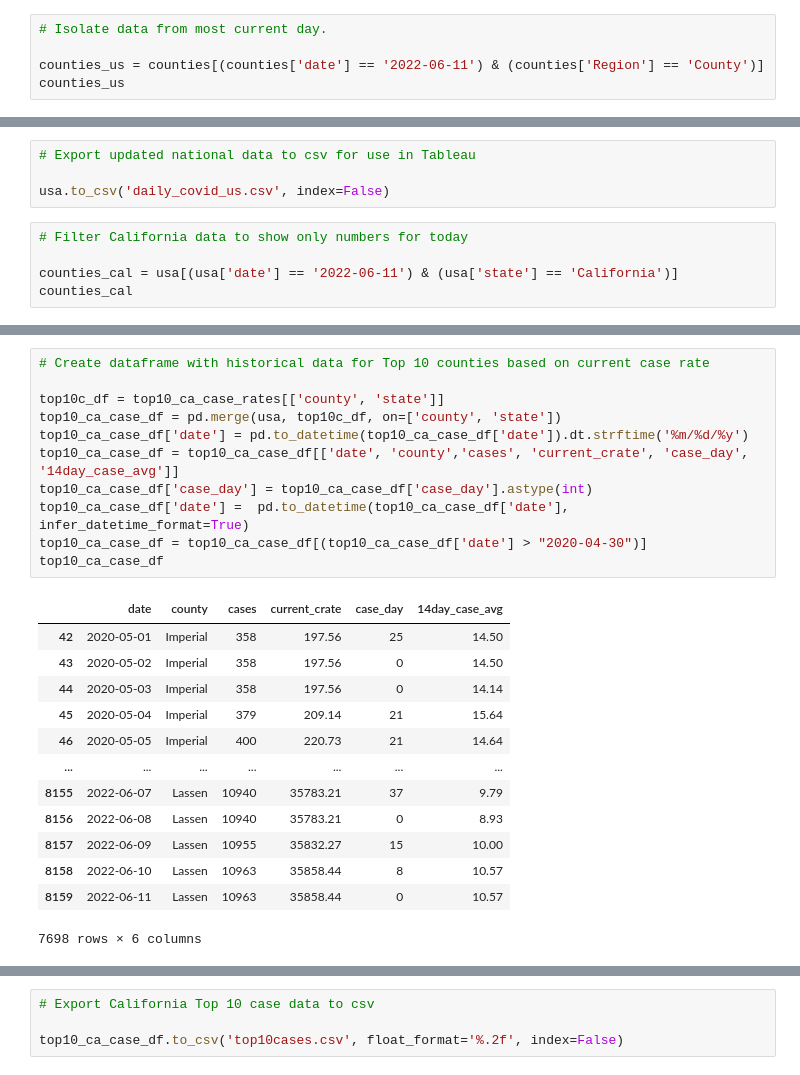
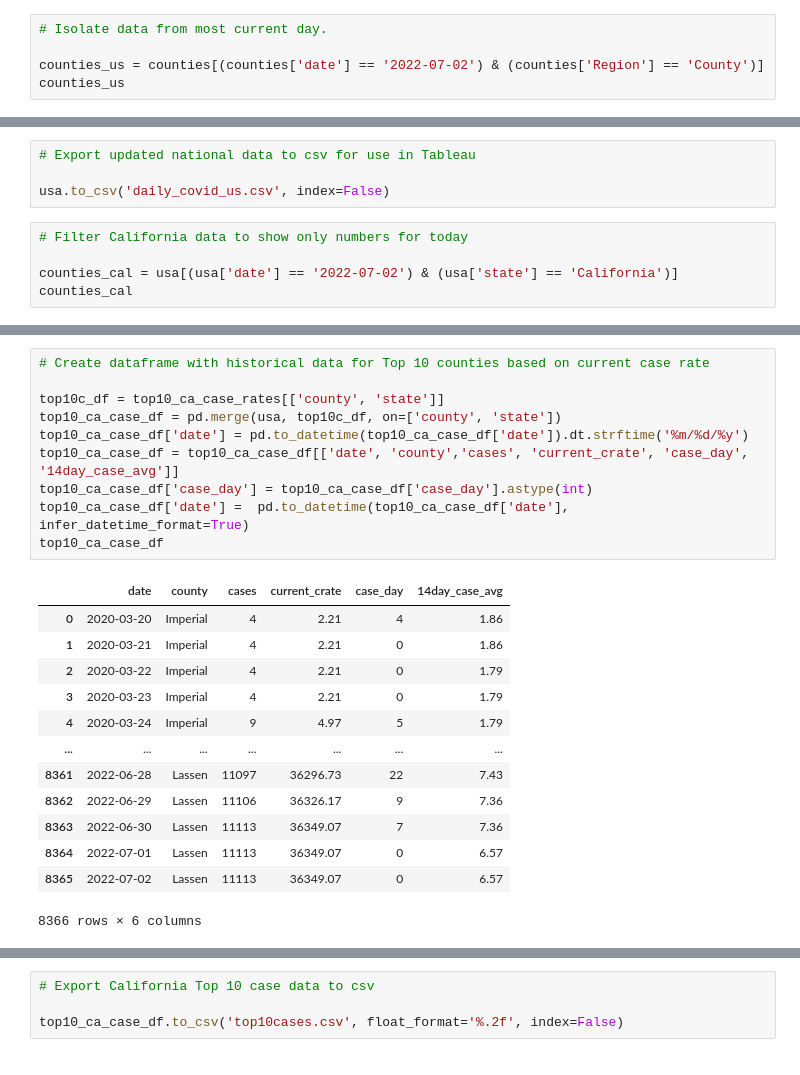
Before and after one commit to menlodoug/covid_crunching, a Jupyter notebook: pandas/COVID_USA.ipynb, the cells around one changed output, grey strips where cells are left out. Saved outputs shown, nothing was run; the diff lists cells and outputs as text.

```diff
--- a/pandas/COVID_USA.ipynb
+++ b/pandas/COVID_USA.ipynb
@@ -101,7 +101,7 @@ counties
 # %%
 # Isolate data from most current day.
 
-counties_us = counties[(counties['date'] == '2022-06-11') & (counties['Region'] == 'County')]
+counties_us = counties[(counties['date'] == '2022-07-02') & (counties['Region'] == 'County')]
 counties_us
 # %% [output]
 |  | date | county | state | cases | deaths | FIPStxt | State2 | Region | population | current_crate | ... |
@@ -257,7 +257,7 @@ usa.to_csv('daily_covid_us.csv', index=False)
 # %%
 # Filter California data to show only numbers for today
 
-counties_cal = usa[(usa['date'] == '2022-06-11') & (usa['state'] == 'California')]
+counties_cal = usa[(usa['date'] == '2022-07-02') & (usa['state'] == 'California')]
 counties_cal
 # %% [output]
 |  | date | county | state | cases | deaths | FIPStxt | State2 | Region | population | current_crate | ... |
@@ -324,28 +324,27 @@ See the caveats in the documentation: https://pandas.pydata.org/pandas-docs/stab
 # %%
 # Create dataframe with historical data for Top 10 counties based on current case rate
 
 top10c_df = top10_ca_case_rates[['county', 'state']]
 top10_ca_case_df = pd.merge(usa, top10c_df, on=['county', 'state'])
 top10_ca_case_df['date'] = pd.to_datetime(top10_ca_case_df['date']).dt.strftime('%m/%d/%y')
 top10_ca_case_df = top10_ca_case_df[['date', 'county','cases', 'current_crate', 'case_day', '14day_case_avg']]
 top10_ca_case_df['case_day'] = top10_ca_case_df['case_day'].astype(int)
 top10_ca_case_df['date'] =  pd.to_datetime(top10_ca_case_df['date'], infer_datetime_format=True)
-top10_ca_case_df = top10_ca_case_df[(top10_ca_case_df['date'] > "2020-04-30")]
 top10_ca_case_df
 # %% [output]
 |  | date | county | cases | current_crate | case_day | 14day_case_avg |
-| 42 | 2020-05-01 | Imperial | 358 | 197.56 | 25 | 14.50 |
-| 43 | 2020-05-02 | Imperial | 358 | 197.56 | 0 | 14.50 |
-| 44 | 2020-05-03 | Imperial | 358 | 197.56 | 0 | 14.14 |
-| 45 | 2020-05-04 | Imperial | 379 | 209.14 | 21 | 15.64 |
-| 46 | 2020-05-05 | Imperial | 400 | 220.73 | 21 | 14.64 |
+| 0 | 2020-03-20 | Imperial | 4 | 2.21 | 4 | 1.86 |
+| 1 | 2020-03-21 | Imperial | 4 | 2.21 | 0 | 1.86 |
+| 2 | 2020-03-22 | Imperial | 4 | 2.21 | 0 | 1.79 |
+| 3 | 2020-03-23 | Imperial | 4 | 2.21 | 0 | 1.79 |
+| 4 | 2020-03-24 | Imperial | 9 | 4.97 | 5 | 1.79 |
 | ... | ... | ... | ... | ... | ... | ... |
-| 8155 | 2022-06-07 | Lassen | 10940 | 35783.21 | 37 | 9.79 |
-| 8156 | 2022-06-08 | Lassen | 10940 | 35783.21 | 0 | 8.93 |
-| 8157 | 2022-06-09 | Lassen | 10955 | 35832.27 | 15 | 10.00 |
-| 8158 | 2022-06-10 | Lassen | 10963 | 35858.44 | 8 | 10.57 |
-| 8159 | 2022-06-11 | Lassen | 10963 | 35858.44 | 0 | 10.57 |
+| 8361 | 2022-06-28 | Lassen | 11097 | 36296.73 | 22 | 7.43 |
+| 8362 | 2022-06-29 | Lassen | 11106 | 36326.17 | 9 | 7.36 |
+| 8363 | 2022-06-30 | Lassen | 11113 | 36349.07 | 7 | 7.36 |
+| 8364 | 2022-07-01 | Lassen | 11113 | 36349.07 | 0 | 6.57 |
+| 8365 | 2022-07-02 | Lassen | 11113 | 36349.07 | 0 | 6.57 |
-7698 rows × 6 columns
+8366 rows × 6 columns
 # %%
 # Create dataframe with historical data for Top 10 counties based on current death rate
 
```
Also changed, not shown: parts of 14 cells of this notebook, 46 other files.
